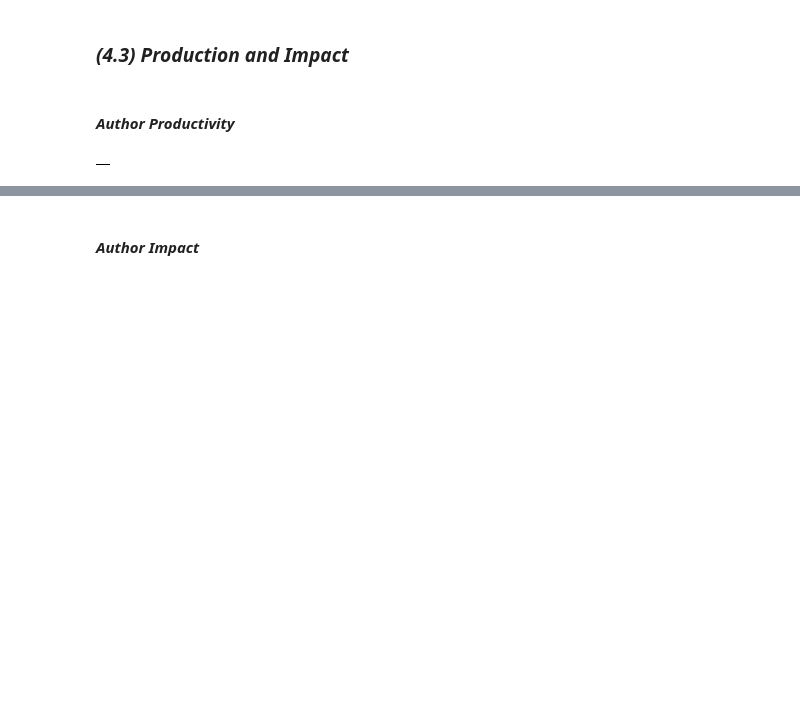
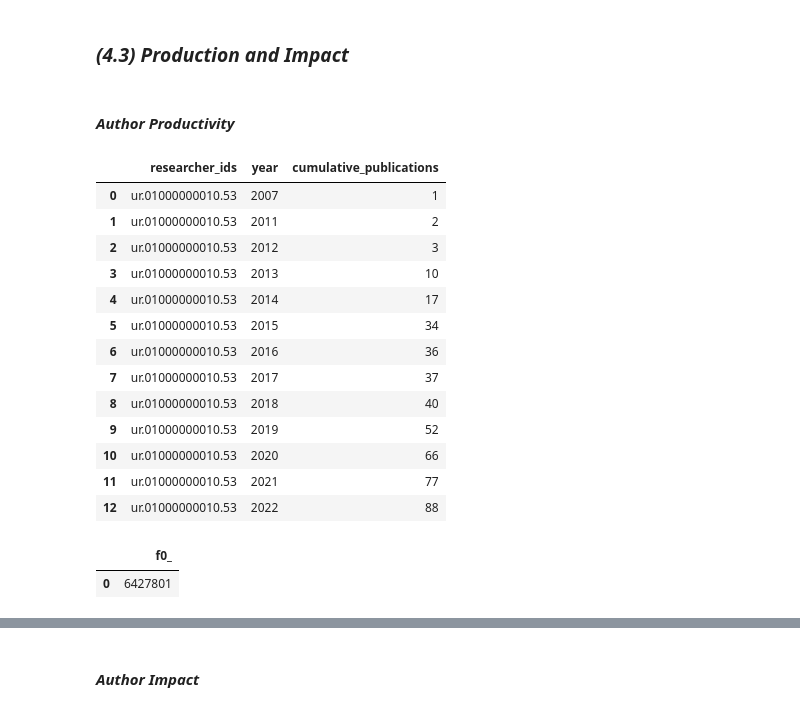
Before and after one commit to complexity-science-hub/SciFlows, a Jupyter notebook: Flows_1980_2022_first_level_for.ipynb, the cells around one changed output, grey strips where cells are left out. Saved outputs shown, nothing was run; the diff lists cells and outputs as text; code cells hidden in the pictures; blank space fills up the shorter version.

```diff
--- a/Flows_1980_2022_first_level_for.ipynb
+++ b/Flows_1980_2022_first_level_for.ipynb
@@ -1420,58 +1563,52 @@ LIMIT 5;
 # %%
 %%bigquery --project $project_id
 
 CREATE OR REPLACE TABLE cshdimensionstest.test.au_cumulative_pubs_1980_2022 AS
 
 WITH ordered_publications AS (
   SELECT DISTINCT
     researcher_ids,
-    grid_ids,
     year,
     COUNT(DISTINCT pub_id) as n_pubs,
-    ROW_NUMBER() OVER(PARTITION BY researcher_ids, grid_ids ORDER BY year) AS publication_number
+    ROW_NUMBER() OVER(PARTITION BY researcher_ids ORDER BY year) AS publication_number
   FROM
     cshdimensionstest.test.au_pub_history_1980_2022
-  GROUP BY researcher_ids, grid_ids, year
+  GROUP BY researcher_ids,  year
 )
 SELECT
   researcher_ids,
-  grid_ids,
   year,
-  SUM(n_pubs) OVER(PARTITION BY researcher_ids, grid_ids ORDER BY year
+  SUM(n_pubs) OVER(PARTITION BY researcher_ids ORDER BY year
                                 ROWS BETWEEN UNBOUNDED PRECEDING AND CURRENT ROW
                    ) AS cumulative_publications
 FROM
   ordered_publications
 ORDER BY
   researcher_ids,
-  year,
-  grid_ids;
+  year;
 
 SELECT *
 FROM  cshdimensionstest.test.au_cumulative_pubs_1980_2022
 WHERE researcher_ids = 'ur.01000000010.53'
-ORDER BY grid_ids, year;
+ORDER BY year;
+# %% [output]
+|  | researcher_ids | year | cumulative_publications |
+| 0 | ur.01000000010.53 | 2007 | 1 |
+| 1 | ur.01000000010.53 | 2011 | 2 |
+| 2 | ur.01000000010.53 | 2012 | 3 |
+| 3 | ur.01000000010.53 | 2013 | 10 |
+| 4 | ur.01000000010.53 | 2014 | 17 |
+| 5 | ur.01000000010.53 | 2015 | 34 |
+| 6 | ur.01000000010.53 | 2016 | 36 |
+| 7 | ur.01000000010.53 | 2017 | 37 |
+| 8 | ur.01000000010.53 | 2018 | 40 |
+| 9 | ur.01000000010.53 | 2019 | 52 |
+| 10 | ur.01000000010.53 | 2020 | 66 |
+| 11 | ur.01000000010.53 | 2021 | 77 |
+| 12 | ur.01000000010.53 | 2022 | 88 |
-# %%
-%%bigquery --project $project_id
-
-CREATE OR REPLACE TABLE cshdimensionstest.test.flows_1980_2022_with_t AS
-
-select
-a.*
-, b.start_year as unit1_start, b.end_year as unit1_end, b.t as t1
-, c.start_year as unit2_start, c.end_year as unit2_end, c.t as t2
-
-from cshdimensionstest.test.flows_1980_2022 a
-
-join cshdimensionstest.test.simple_sequence_1980_2022 b
-on a.researcher_ids=b.researcher_ids
-and b.grid_ids=a.unit1
-
-join cshdimensionstest.test.simple_sequence_1980_2022 c
-on a.researcher_ids=c.researcher_ids
-and c.grid_ids=a.unit2
-
-order by a.researcher_ids, p1, p2, a.unit1, a.unit2
-;
-# %% [output]
-|  |
+# %%
+%%bigquery --project $project_id
+select count(distinct researcher_ids) from cshdimensionstest.test.au_pub_history_1980_2022
+# %% [output]
+|  | f0_ |
+| 0 | 6427801 |
```
Also changed, not shown: parts of 38 cells of this notebook.
